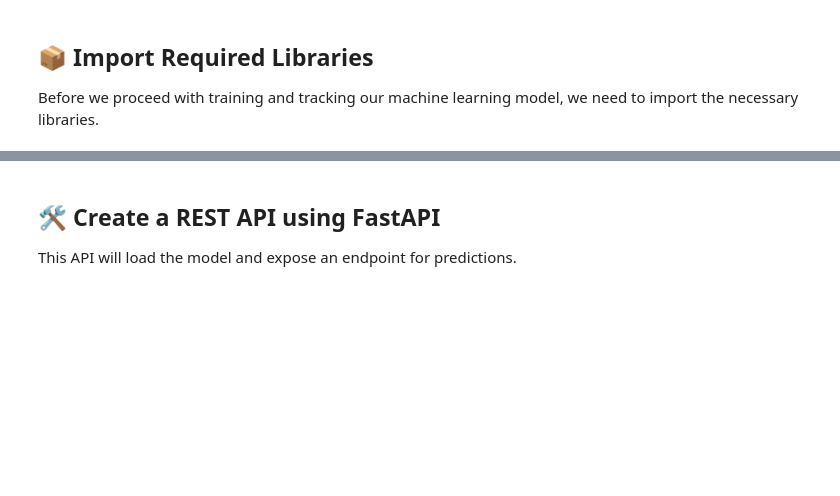
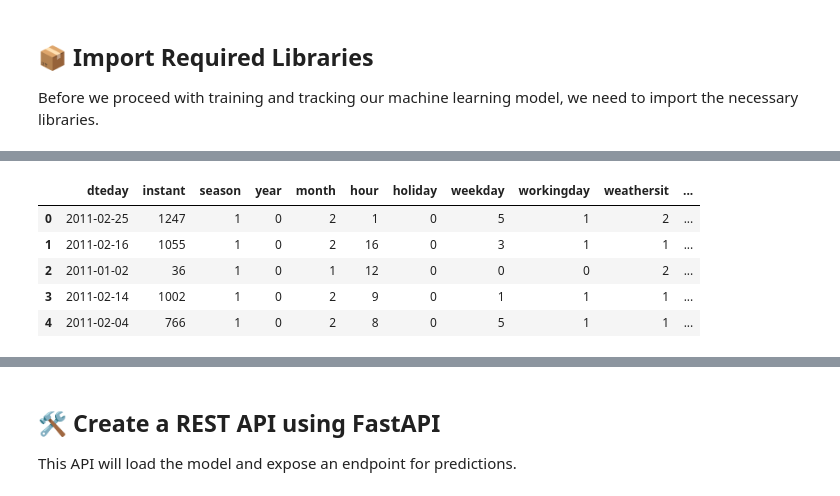
Before and after one commit to MohammadB88/MLOps-Workshop-Exercises, a Jupyter notebook: workshop_materials/bike_demand_forecasting/03_model_deployment.ipynb, the cells around one changed output, grey strips where cells are left out. Drawn from its saved outputs; the diff is of its cells as text; code cells hidden in the pictures; blank space fills up the shorter version.

```diff
--- a/workshop_materials/bike_demand_forecasting/03_model_deployment.ipynb
+++ b/workshop_materials/bike_demand_forecasting/03_model_deployment.ipynb
@@ -58,0 +102,16 @@ from mlflow.tracking import MlflowClient
+# %%
+# Prepare 5 samples as inference inputs
+test_model_path = "./data/test_model/"
+
+# Read sample input CSV file
+sample_input = pd.read_csv(test_model_path + 'sample_input_data.csv')
+
+# sample_input.to_dict(orient ='split')
+sample_input.head()
+# %% [output]
+|  | dteday | instant | season | year | month | hour | holiday | weekday | workingday | weathersit | ... |
+| 0 | 2011-02-25 | 1247 | 1 | 0 | 2 | 1 | 0 | 5 | 1 | 2 | ... |
+| 1 | 2011-02-16 | 1055 | 1 | 0 | 2 | 16 | 0 | 3 | 1 | 1 | ... |
+| 2 | 2011-01-02 | 36 | 1 | 0 | 1 | 12 | 0 | 0 | 0 | 2 | ... |
+| 3 | 2011-02-14 | 1002 | 1 | 0 | 2 | 9 | 0 | 1 | 1 | 1 | ... |
+| 4 | 2011-02-04 | 766 | 1 | 0 | 2 | 8 | 0 | 5 | 1 | 1 | ... |
```
Also changed, not shown: parts of 25 cells of this notebook, 19 other files.
